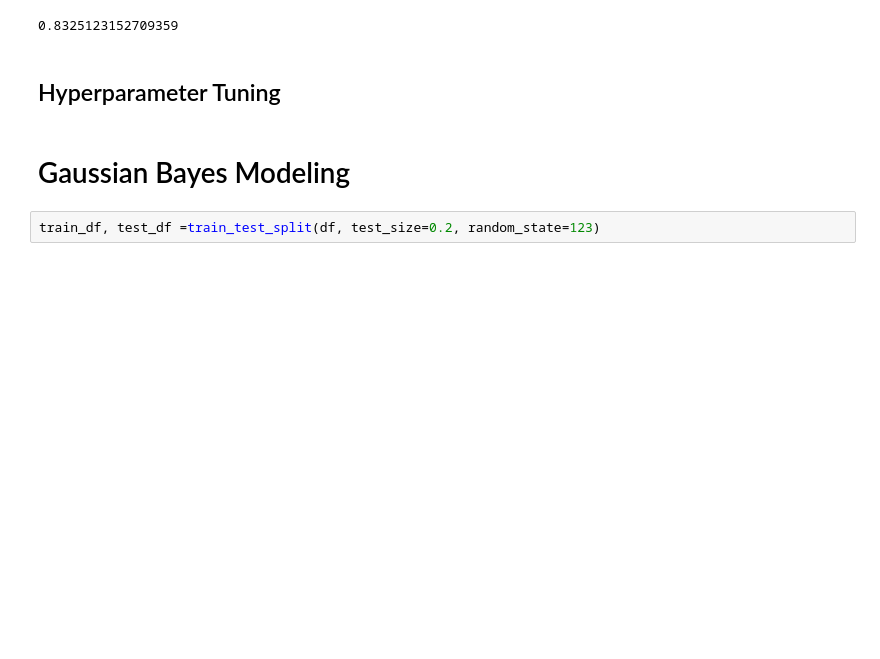
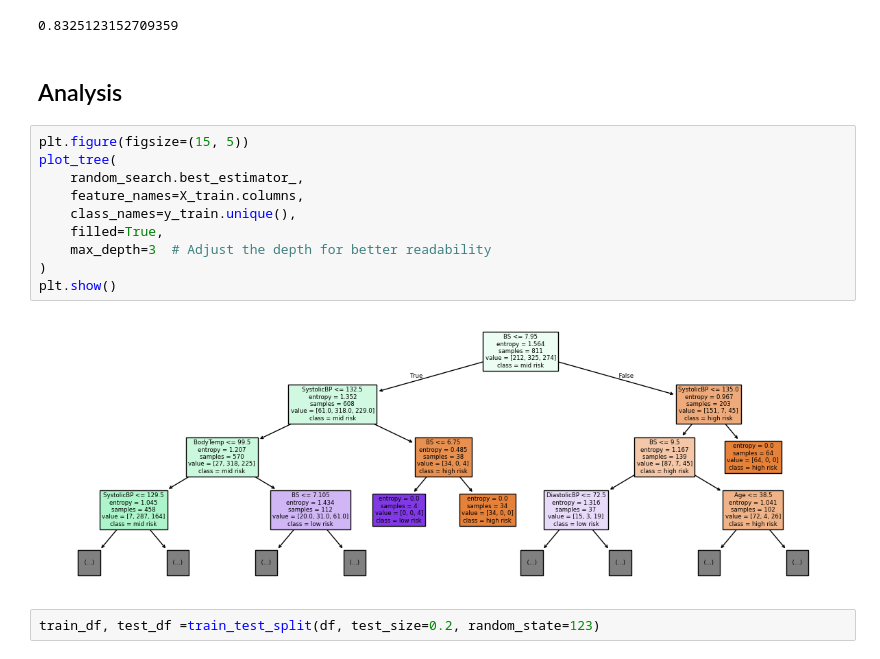
Before and after one commit to UBC-MDS/maternal_health_classification, a Jupyter notebook: notebooks/maternal_health_classification.ipynb, the cells around one changed output. Cells and saved outputs as stored; diff of their text form; blank space fills up the shorter version.

```diff
--- a/notebooks/maternal_health_classification.ipynb
+++ b/notebooks/maternal_health_classification.ipynb
@@ -323,9 +350,19 @@ random_search.score(X_test, y_test)
 # %% [output]
 0.8325123152709359
 # %% [markdown]
-## Hyperparameter Tuning
+## Analysis
-# %% [markdown]
-# Gaussian Bayes Modeling
+# %%
+plt.figure(figsize=(15, 5))
+plot_tree(
+    random_search.best_estimator_,
+    feature_names=X_train.columns,
+    class_names=y_train.unique(),
+    filled=True,
+    max_depth=3  # Adjust the depth for better readability
+)
+plt.show()
+# %% [output]
+[figure, added]
 # %%
 train_df, test_df =train_test_split(df, test_size=0.2, random_state=123)
 # %%
```
Also changed, not shown: parts of 14 cells of this notebook.
